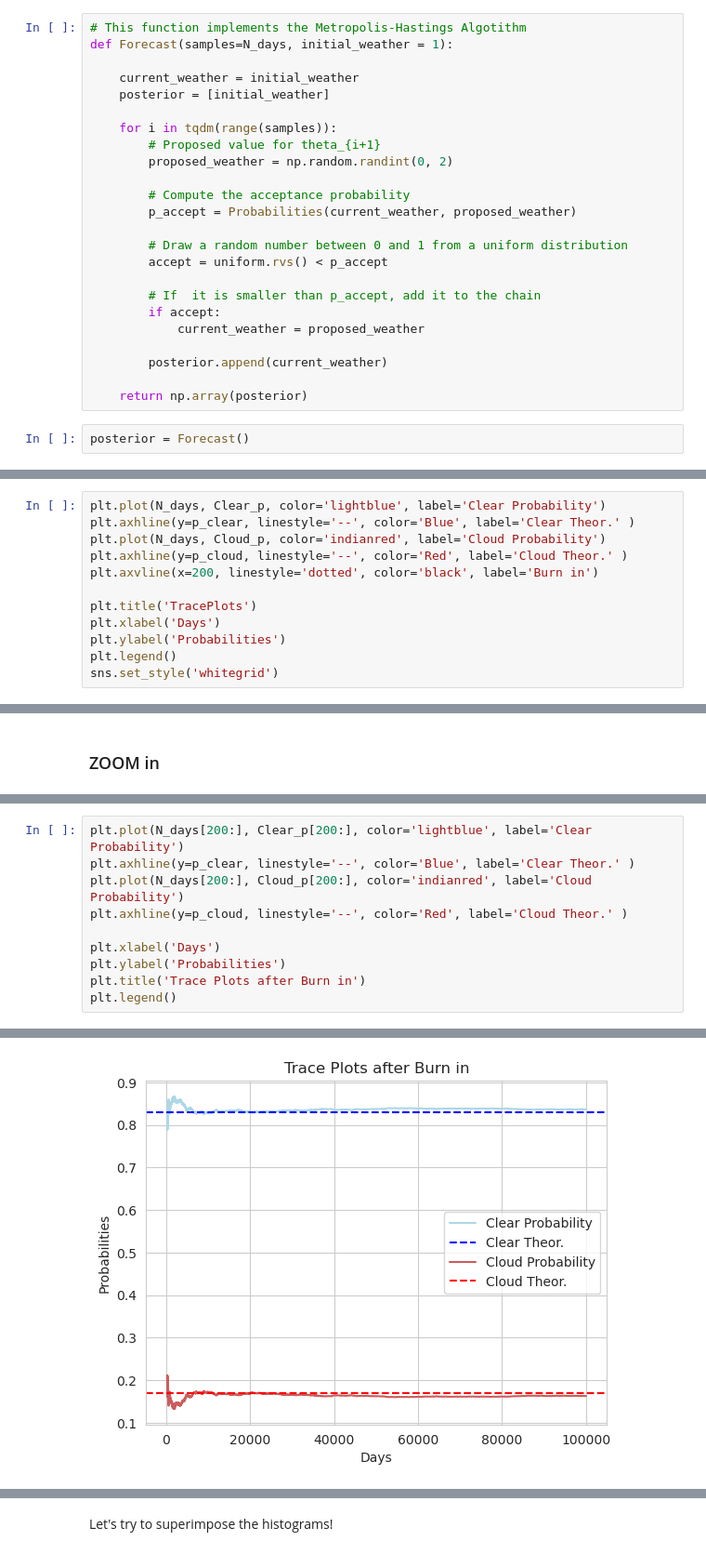
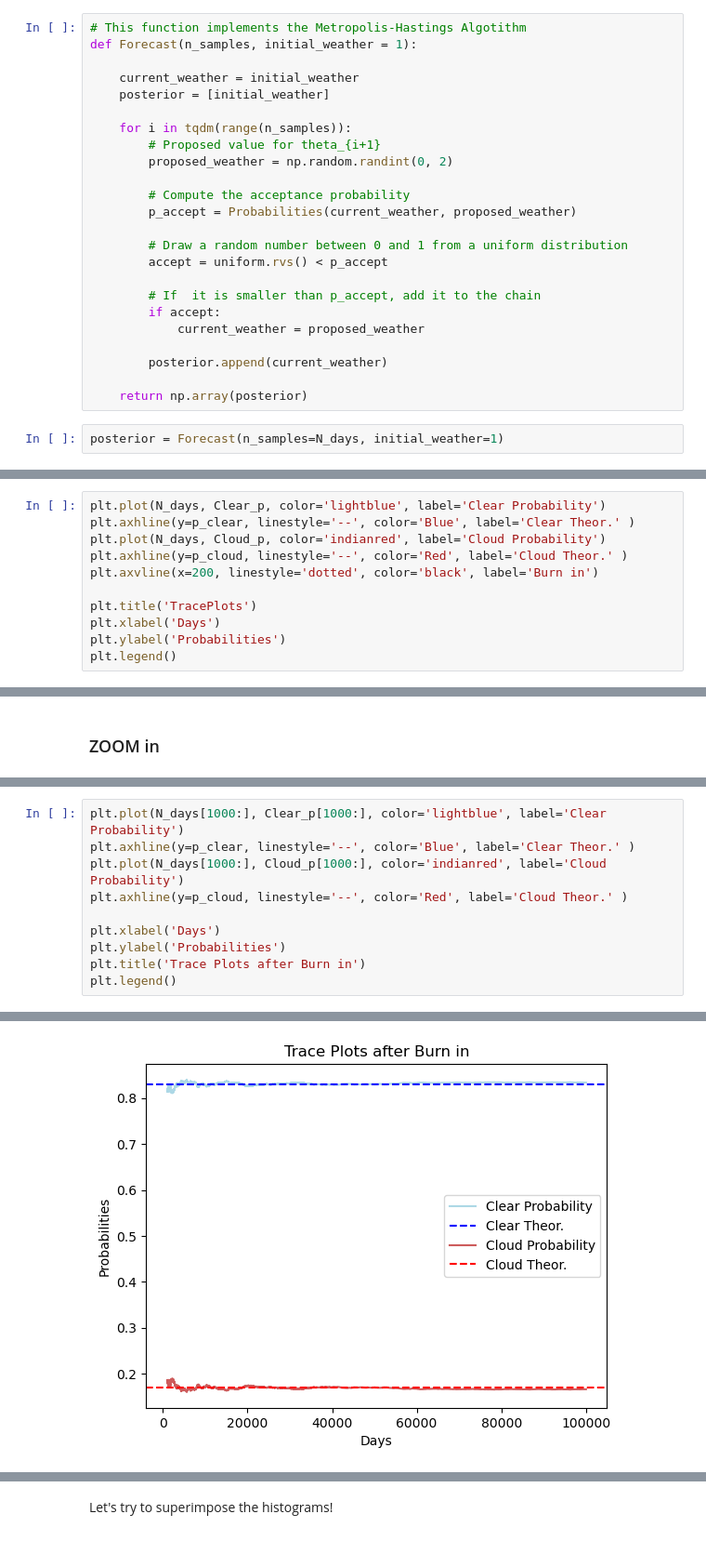
Before and after one commit to SimoneArienti/astrostatistics_bicocca_2024, a Jupyter notebook: working/Ex 09 Telescope Observations.ipynb, the cells around one changed output, grey strips where cells are left out. Shown at 93% size. Drawn from its saved outputs; the diff is of its cells as text.

```diff
--- a/working/Ex 09 Telescope Observations.ipynb
+++ b/working/Ex 09 Telescope Observations.ipynb
@@ -100,12 +100,12 @@ def Probabilities(current, proposed):
 Forecast function: takes the number of days and the initial condition and returns an array with the forecast for the N days!
 # %%
 # This function implements the Metropolis-Hastings Algotithm
-def Forecast(samples=N_days, initial_weather = 1):
+def Forecast(n_samples, initial_weather = 1):
 
     current_weather = initial_weather
     posterior = [initial_weather]
 
-    for i in tqdm(range(samples)):
+    for i in tqdm(range(n_samples)):
         # Proposed value for theta_{i+1}
         proposed_weather = np.random.randint(0, 2)
 
@@ -123,7 +123,7 @@ def Forecast(samples=N_days, initial_weather = 1):
 
     return np.array(posterior)
 # %%
-posterior = Forecast()
+posterior = Forecast(n_samples=N_days, initial_weather=1)
 # %%
 posterior
 # %% [output]
@@ -163,5 +163,4 @@ plt.title('TracePlots')
 plt.xlabel('Days')
 plt.ylabel('Probabilities')
 plt.legend()
-sns.set_style('whitegrid')
 # %% [output]
@@ -245,13 +245,13 @@ We can notice that at the beginning, the probabilities do not follow the expecte
 # %%
-plt.plot(N_days[200:], Clear_p[200:], color='lightblue', label='Clear Probability')
+plt.plot(N_days[1000:], Clear_p[1000:], color='lightblue', label='Clear Probability')
 plt.axhline(y=p_clear, linestyle='--', color='Blue', label='Clear Theor.' )
-plt.plot(N_days[200:], Cloud_p[200:], color='indianred', label='Cloud Probability')
+plt.plot(N_days[1000:], Cloud_p[1000:], color='indianred', label='Cloud Probability')
 plt.axhline(y=p_cloud, linestyle='--', color='Red', label='Cloud Theor.' )
 
 plt.xlabel('Days')
 plt.ylabel('Probabilities')
 plt.title('Trace Plots after Burn in')
 plt.legend()
 # %% [output]
 <matplotlib.legend.Legend at 0x...>
-[figure, old version]
+[figure, new version]
```
Also changed, not shown: parts of 15 cells of this notebook.
